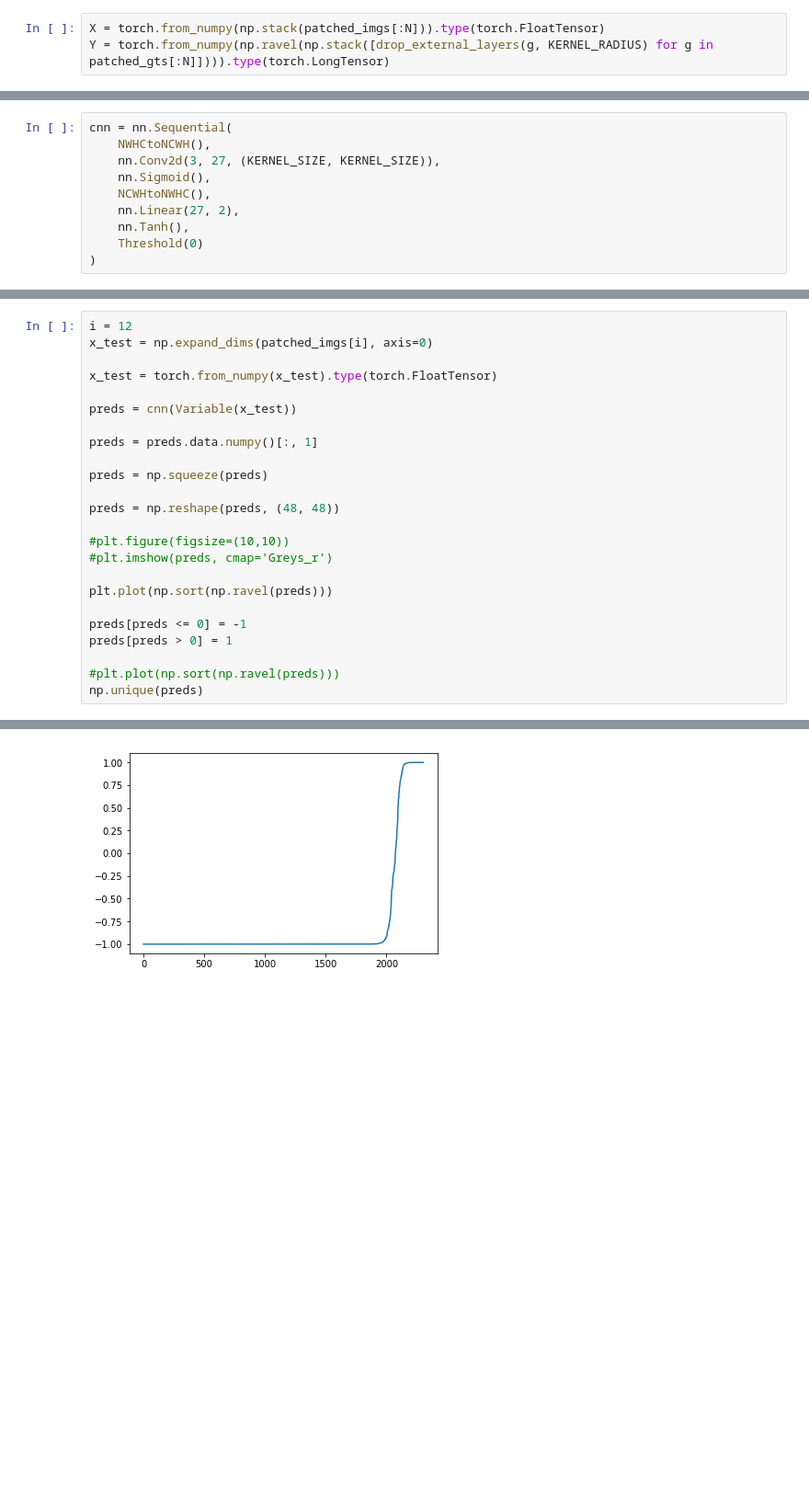
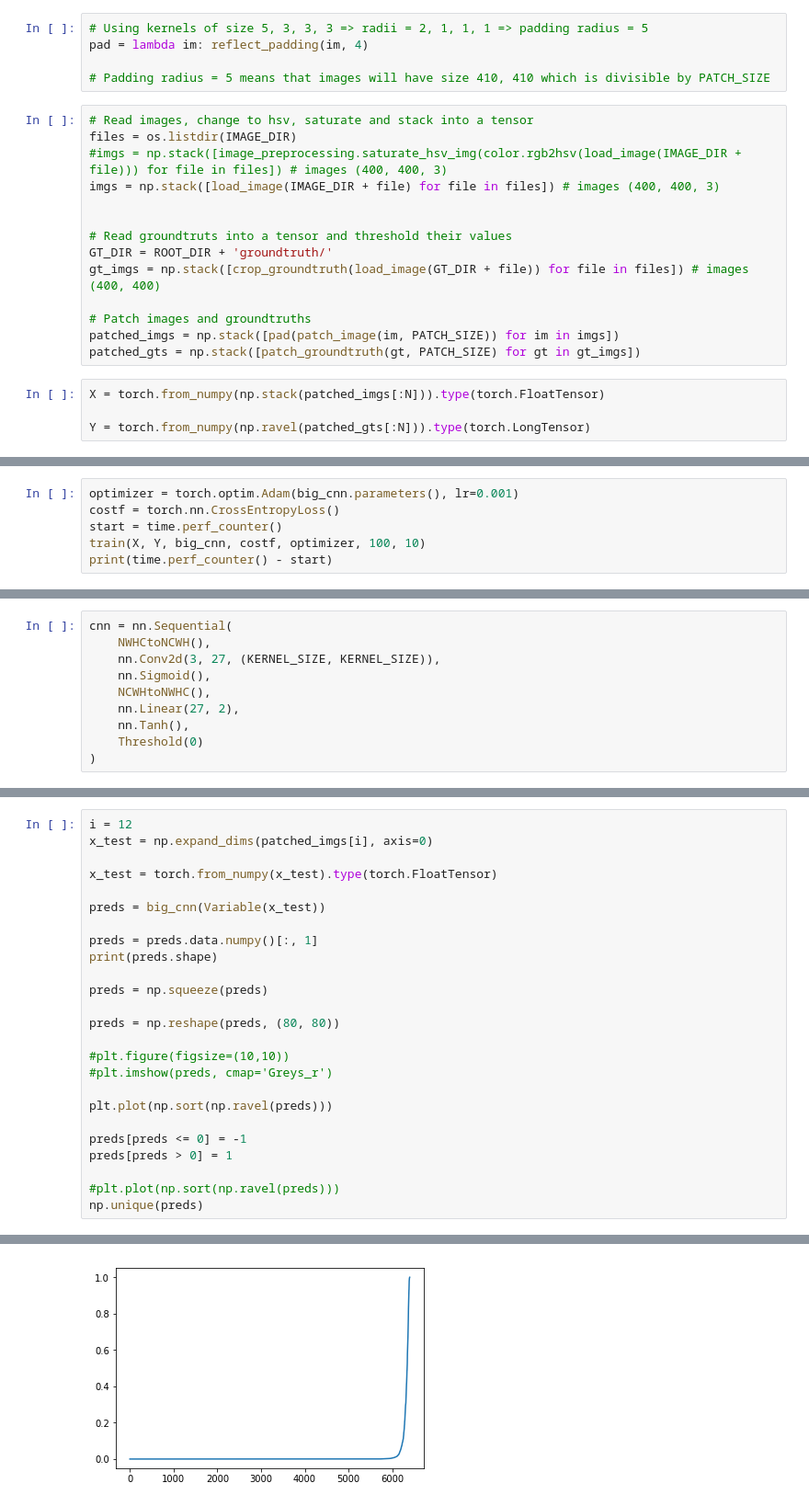
Before and after one commit to Amaumaury/MachineLearning-RoadSegmentation, a Jupyter notebook: CNN.ipynb, the cells around one changed output, grey strips where cells are left out. Shown: that part at 92% size. Saved outputs shown, nothing was run; the diff lists cells and outputs as text; blank space fills up the shorter version.

Commit message:
Implement padding, fight against pytorch unpooling. Does not work

```diff
--- a/CNN.ipynb
+++ b/CNN.ipynb
@@ -50,6 +38,26 @@ N = 5 # Number of image to be used in training
 # %%
 KERNEL_SIZE = 3
 KERNEL_RADIUS = (KERNEL_SIZE - 1) // 2
+# %%
+# Using kernels of size 5, 3, 3, 3 => radii = 2, 1, 1, 1 => padding radius = 5
+pad = lambda im: reflect_padding(im, 4)
+
+# Padding radius = 5 means that images will have size 410, 410 which is divisible by PATCH_SIZE
+# %%
+# Read images, change to hsv, saturate and stack into a tensor
+files = os.listdir(IMAGE_DIR)
+#imgs = np.stack([image_preprocessing.saturate_hsv_img(color.rgb2hsv(load_image(IMAGE_DIR + file))) for file in files]) # images (400, 400, 3)
+imgs = np.stack([load_image(IMAGE_DIR + file) for file in files]) # images (400, 400, 3)
+
+
+# Read groundtruts into a tensor and threshold their values
+GT_DIR = ROOT_DIR + 'groundtruth/'
+gt_imgs = np.stack([crop_groundtruth(load_image(GT_DIR + file)) for file in files]) # images (400, 400)
+
+# Patch images and groundtruths
+patched_imgs = np.stack([pad(patch_image(im, PATCH_SIZE)) for im in imgs])
+patched_gts = np.stack([patch_groundtruth(gt, PATCH_SIZE) for gt in gt_imgs])
 # %%
 X = torch.from_numpy(np.stack(patched_imgs[:N])).type(torch.FloatTensor)
-Y = torch.from_numpy(np.ravel(np.stack([drop_external_layers(g, KERNEL_RADIUS) for g in patched_gts[:N]]))).type(torch.LongTensor)
+
+Y = torch.from_numpy(np.ravel(patched_gts[:N])).type(torch.LongTensor)
@@ -55,0 +164,6 @@ Y = torch.from_numpy(np.ravel(np.stack([drop_external_layers(g, KERNEL_RADIUS) f
+# %%
+optimizer = torch.optim.Adam(big_cnn.parameters(), lr=0.001)
+costf = torch.nn.CrossEntropyLoss()
+start = time.perf_counter()
+train(X, Y, big_cnn, costf, optimizer, 100, 10)
+print(time.perf_counter() - start)
@@ -87,13 +191,14 @@ x_test = np.expand_dims(patched_imgs[i], axis=0)
 
 x_test = torch.from_numpy(x_test).type(torch.FloatTensor)
 
-preds = cnn(Variable(x_test))
+preds = big_cnn(Variable(x_test))
 
 preds = preds.data.numpy()[:, 1]
+print(preds.shape)
 
 preds = np.squeeze(preds)
 
-preds = np.reshape(preds, (48, 48))
+preds = np.reshape(preds, (80, 80))
 
 #plt.figure(figsize=(10,10))
 #plt.imshow(preds, cmap='Greys_r')
@@ -110 +216 @@ array([-1.,  1.], dtype=float32)
-[figure, old version]
+[figure, new version]
```
Also changed, not shown: parts of 17 cells of this notebook, 1 other file.
